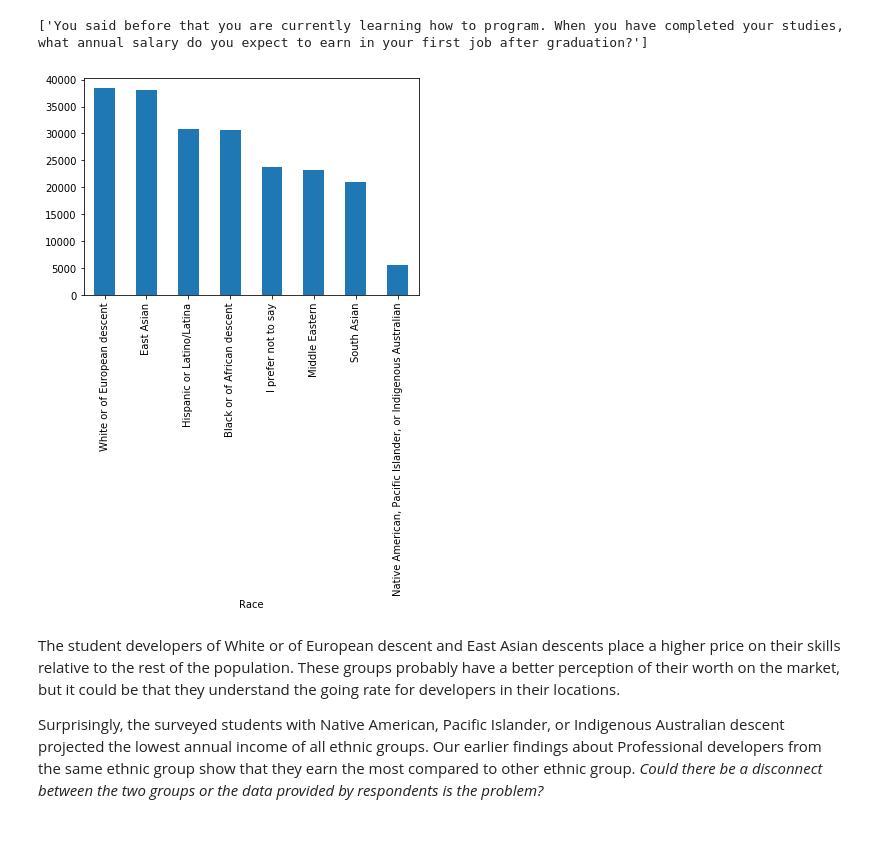
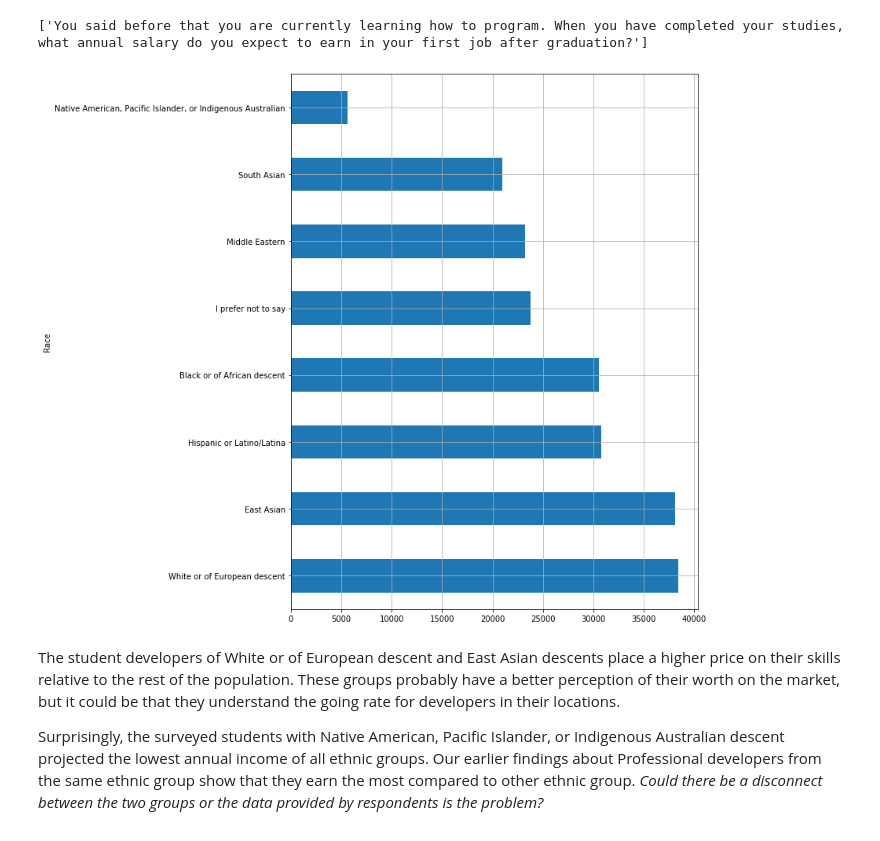
Before and after one commit to joshasgard/Diversity_Representation_In_Tech, a Jupyter notebook: EthnicDiversityRepresentationInTech.ipynb, the cells around one changed output. Cells and saved outputs as stored; diff of their text form; code cells hidden in the pictures.

```diff
--- a/EthnicDiversityRepresentationInTech.ipynb
+++ b/EthnicDiversityRepresentationInTech.ipynb
@@ -157,9 +161,11 @@ list(df2[df2['Column'] == 'ExpectedSalary']['Question'])
 # %% [output]
 ['You said before that you are currently learning how to program. When you have completed your studies, what annual salary do you expect to earn in your first job after graduation?']
 # %%
-df.groupby('Race')['ExpectedSalary'].mean().sort_values(ascending = False).plot(kind = 'bar');
+df.groupby('Race')['ExpectedSalary'].mean().sort_values(ascending = False).plot(kind = 'barh', grid = True, figsize = (12,10));
+plt.tight_layout()
+plt.savefig('Race_Expected_Salary.jpg')
 # %% [output]
-[figure, old version]
+[figure, new version]
 # %% [markdown]
 The student developers of White or of European descent and East Asian descents place a higher price on their skills relative to the rest of the population. These groups probably have a better perception of their worth on the market, but it could be that they understand the going rate for developers in their locations.
 
```
Also changed, not shown: parts of 6 cells of this notebook.
